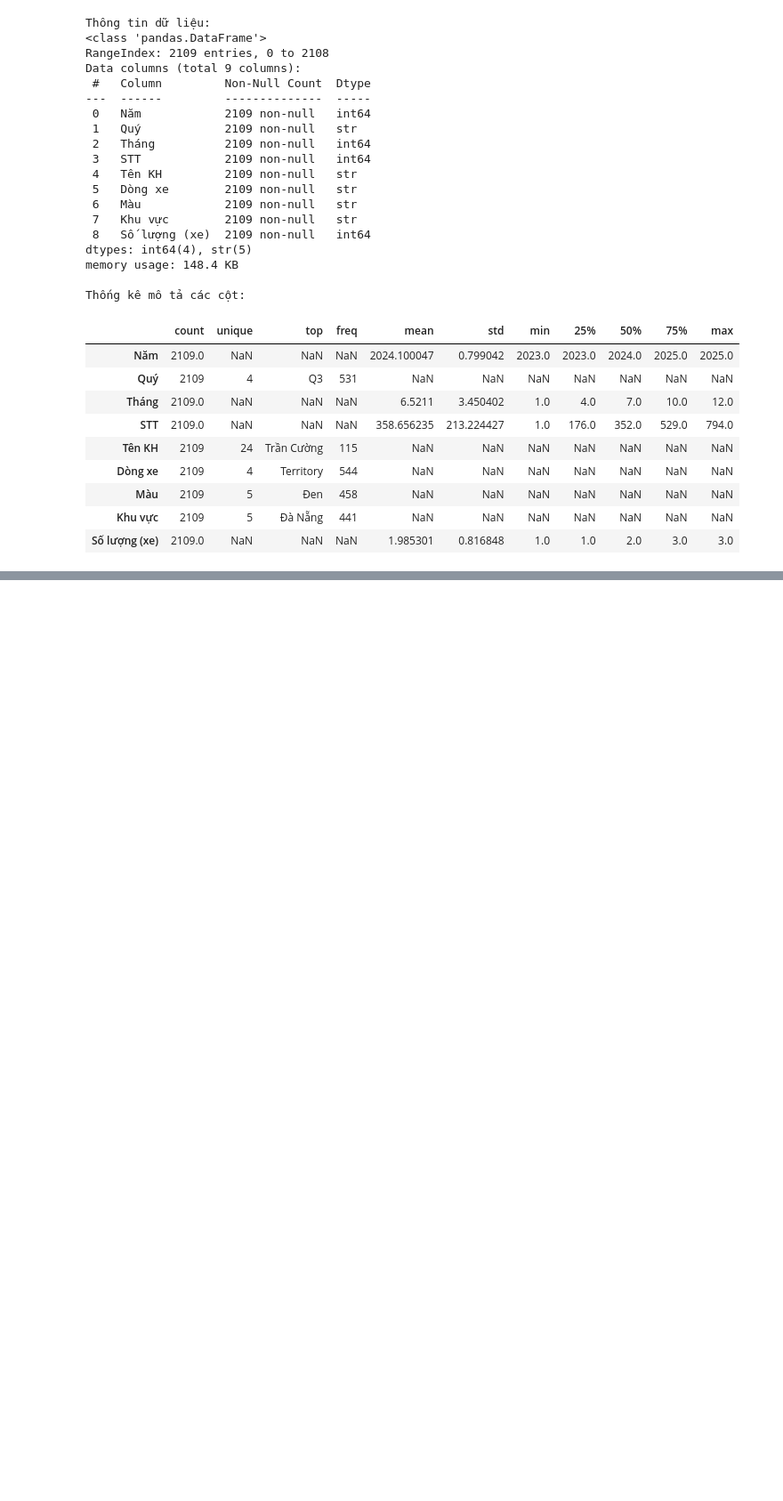
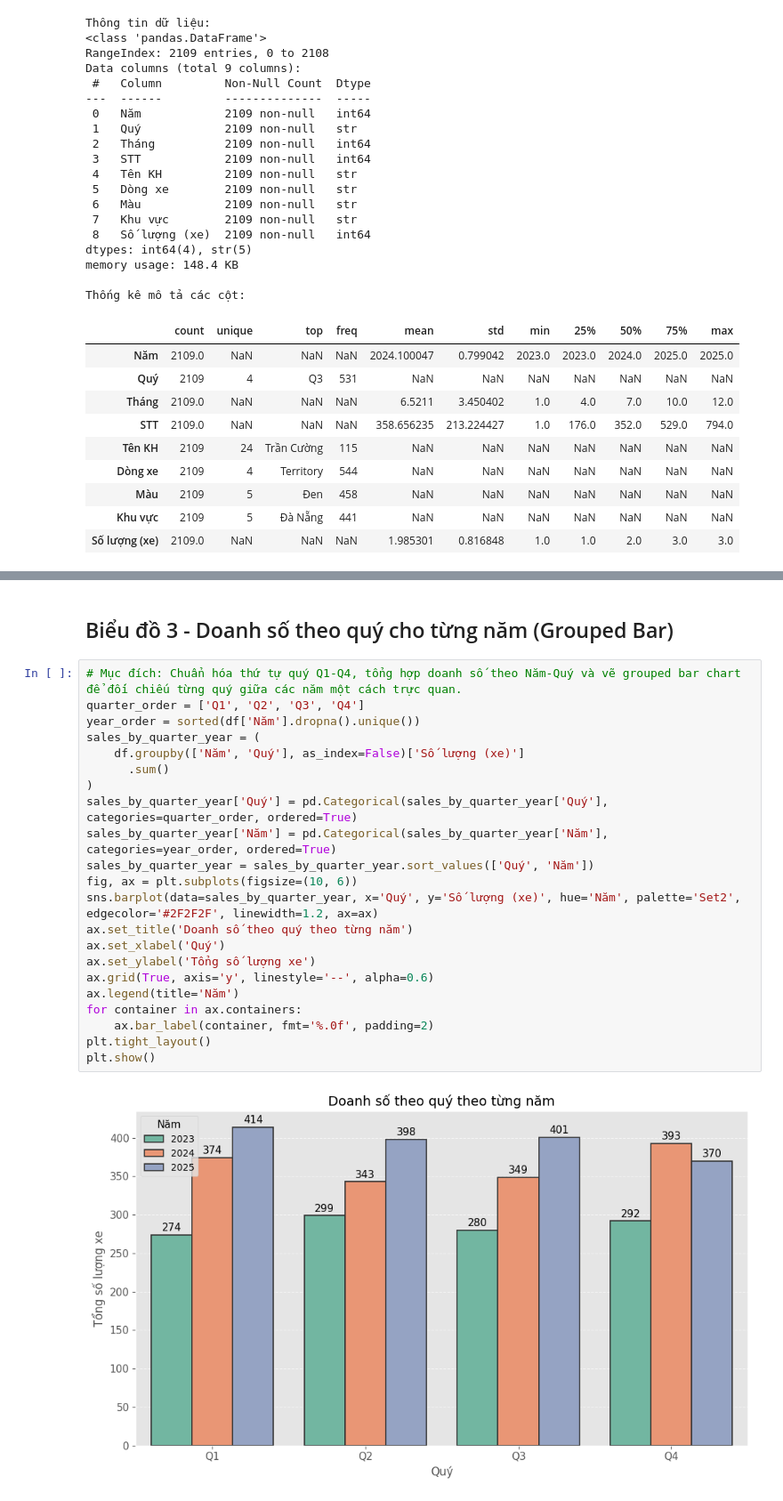
Before and after one commit to lemon-01/cd3, a Jupyter notebook: Ford_Sales_Analysis_2023_2025.ipynb, the cells around one changed output, grey strips where cells are left out. Shown at 89% size. Cells and saved outputs as stored; diff of their text form; blank space fills up the shorter version.

```diff
--- a/Ford_Sales_Analysis_2023_2025.ipynb
+++ b/Ford_Sales_Analysis_2023_2025.ipynb
@@ -340,0 +138,26 @@ Notebook được chia theo từng phần độc lập để dễ chạy từng
+# %% [markdown]
+## Biểu đồ 3 - Doanh số theo quý cho từng năm (Grouped Bar)
+# %%
+# Mục đích: Chuẩn hóa thứ tự quý Q1-Q4, tổng hợp doanh số theo Năm-Quý và vẽ grouped bar chart để đối chiếu từng quý giữa các năm một cách trực quan.
+quarter_order = ['Q1', 'Q2', 'Q3', 'Q4']
+year_order = sorted(df['Năm'].dropna().unique())
+sales_by_quarter_year = (
+    df.groupby(['Năm', 'Quý'], as_index=False)['Số lượng (xe)']
+      .sum()
+)
+sales_by_quarter_year['Quý'] = pd.Categorical(sales_by_quarter_year['Quý'], categories=quarter_order, ordered=True)
+sales_by_quarter_year['Năm'] = pd.Categorical(sales_by_quarter_year['Năm'], categories=year_order, ordered=True)
+sales_by_quarter_year = sales_by_quarter_year.sort_values(['Quý', 'Năm'])
+fig, ax = plt.subplots(figsize=(10, 6))
+sns.barplot(data=sales_by_quarter_year, x='Quý', y='Số lượng (xe)', hue='Năm', palette='Set2', edgecolor='#2F2F2F', linewidth=1.2, ax=ax)
+ax.set_title('Doanh số theo quý theo từng năm')
+ax.set_xlabel('Quý')
+ax.set_ylabel('Tổng số lượng xe')
+ax.grid(True, axis='y', linestyle='--', alpha=0.6)
+ax.legend(title='Năm')
+for container in ax.containers:
+    ax.bar_label(container, fmt='%.0f', padding=2)
+plt.tight_layout()
+plt.show()
+# %% [output]
+[figure, added]
```
Also changed, not shown: parts of 58 cells of this notebook, 1 other file.
